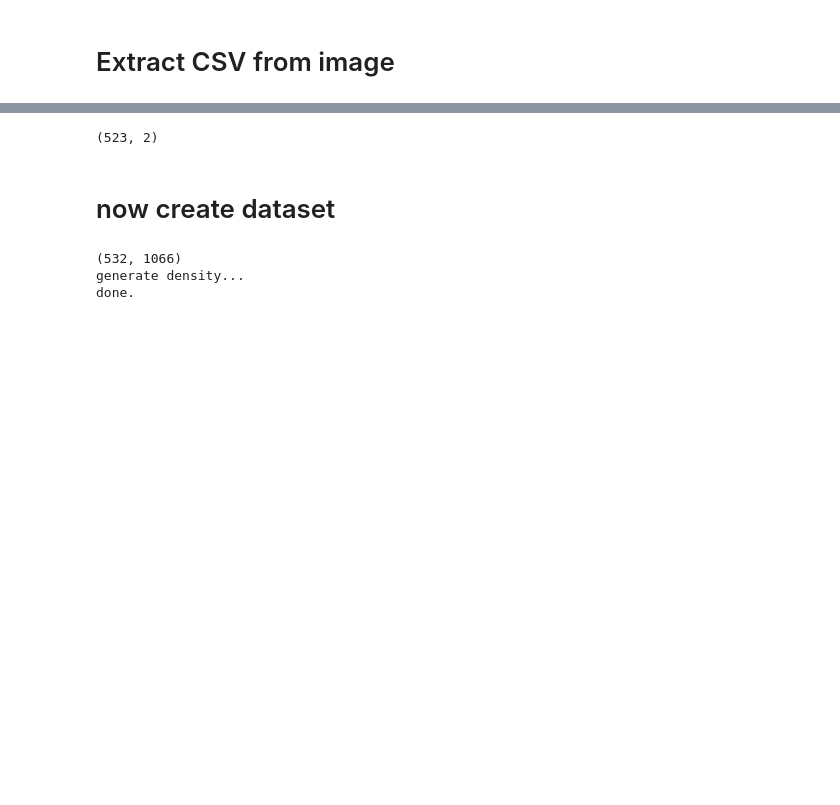
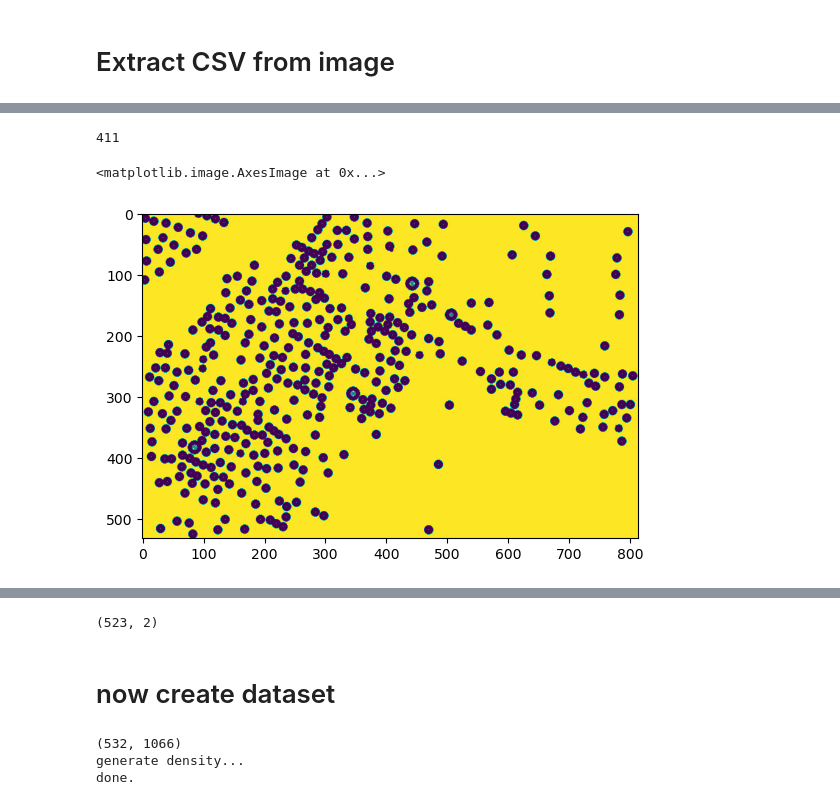
Before and after one commit to justinthe/roofcounting, a Jupyter notebook: notebook/csv_n_dataset_per_image.ipynb, the cells around one changed output, grey strips where cells are left out. Saved outputs shown, nothing was run; the diff lists cells and outputs as text; code cells hidden in the pictures; blank space fills up the shorter version.

Commit message:
added generate_csv_by_contours

```diff
--- a/notebook/csv_n_dataset_per_image.ipynb
+++ b/notebook/csv_n_dataset_per_image.ipynb
@@ -16,3 +18,5 @@ image_file = os.path.join("data/images/", (image_name + image_ext))
 image_path = os.path.join(root, image_file)
 image = cv2.imread(image_path)
 # print(image_path)
+# %%
+image_gray = cv2.cvtColor(image, cv2.COLOR_BGR2GRAY)
@@ -28,0 +41,19 @@ plt.imshow(mask)
+# %%
+mcp = mask_clr.copy()
+contours = cv2.findContours(mcp.copy(), cv2.RETR_EXTERNAL, cv2.CHAIN_APPROX_SIMPLE)[0]
+contours = sorted(contours, key=lambda x:cv2.boundingRect(x)[0])
+# contours.sort(key=lambda x:cv2.boundingRect(x)[0])
+print(len(contours))
+# %% [output]
+411
+# %%
+for c in contours:
+    (x,y), r = cv2.minEnclosingCircle(c)
+    center = (int(x), int(y))
+    r = int(r)
+    cv2.circle(image_gray, center, r, (0, 255, 0), 5)
+
+plt.imshow(image_gray)
+# %% [output]
+<matplotlib.image.AxesImage at 0x...>
+[figure, added]
```
Also changed, not shown: parts of 9 cells of this notebook, 17 other files.
